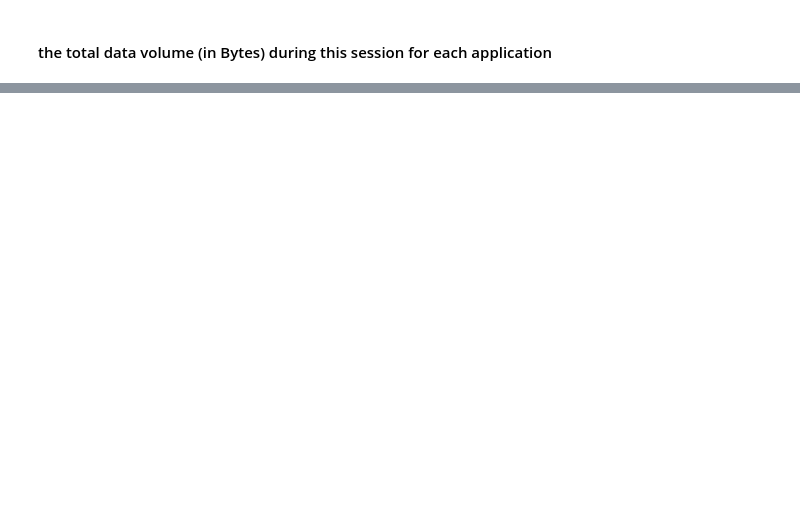
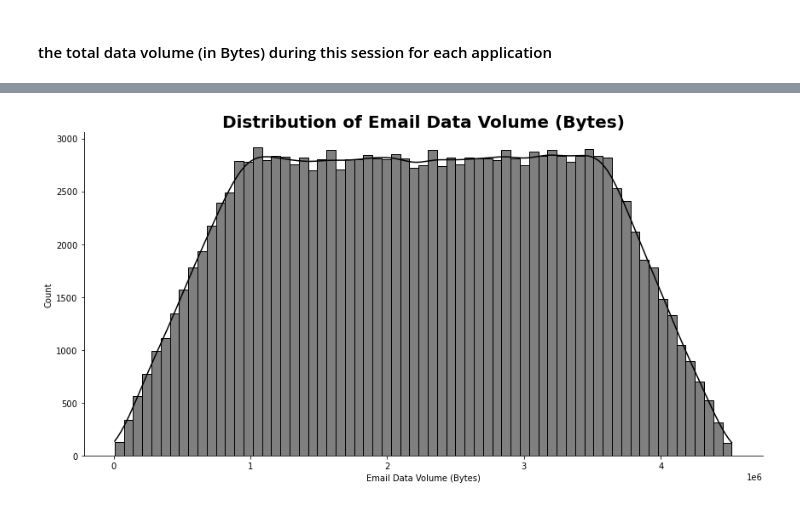
Before and after one commit to Danu-B/Telecom_Industry_User_Analytic, a Jupyter notebook: notebooks/Preprocessing_and_overview..ipynb, the cells around one changed output, grey strips where cells are left out. Cells and saved outputs as stored; diff of their text form; code cells hidden in the pictures; blank space fills up the shorter version.

```diff
--- a/notebooks/Preprocessing_and_overview..ipynb
+++ b/notebooks/Preprocessing_and_overview..ipynb
@@ -651,0 +736,4 @@ Name: Handset Manufacturer, Length: 171, dtype: int64
+# %%
+plot_hist(db, 'Email Data Volume (Bytes)', 'black')
+# %% [output]
+[figure, added]
```
Also changed, not shown: parts of 29 cells of this notebook, 1 other file.
